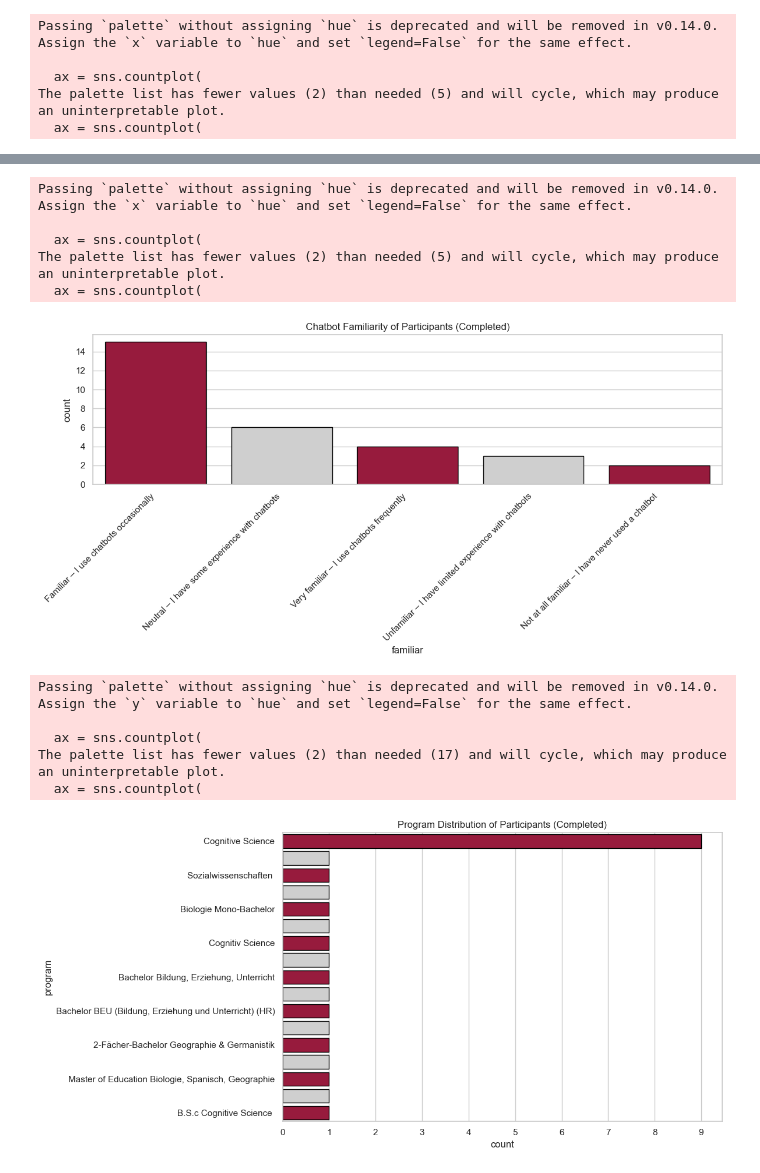
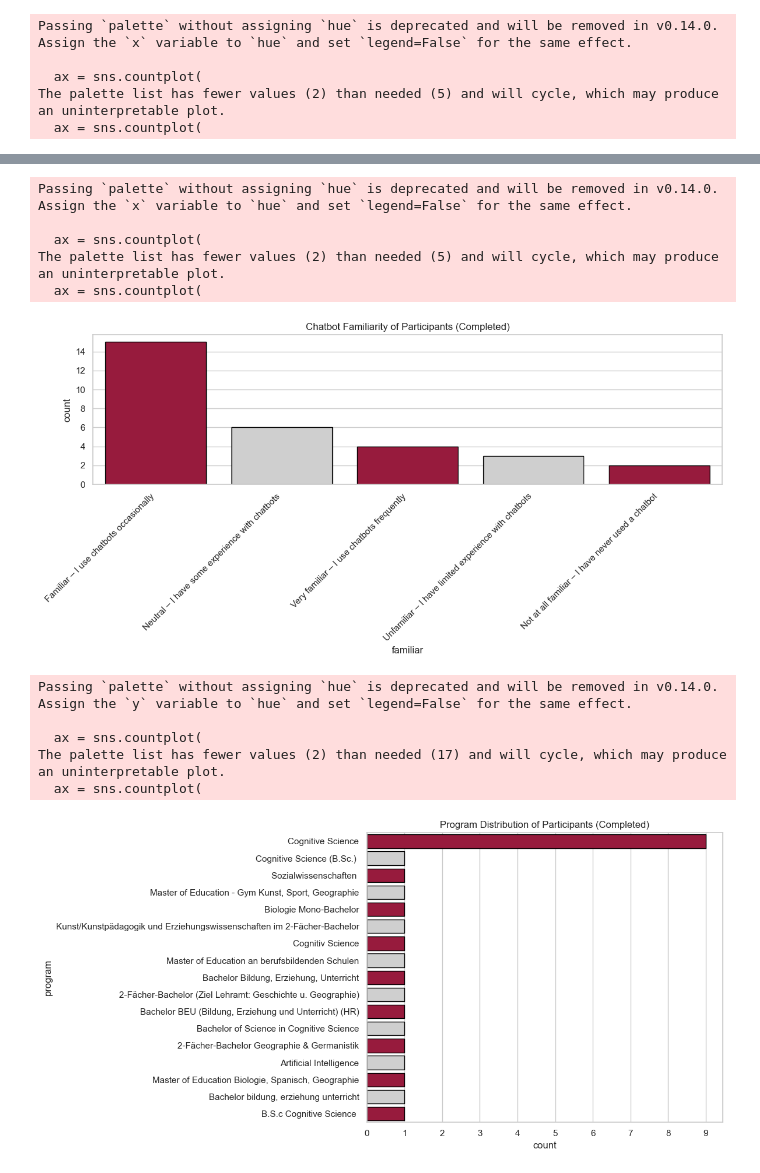
Before and after one commit to MarvinIRW/Assessing-Answer-Accuracy-Hallucination-and-Document-Relevance-in-virtUOS-Chatbot, a Jupyter notebook: code/eval/human_eval/eval_survey_participants.ipynb, the cells around one changed output, grey strips where cells are left out. Saved outputs shown, nothing was run; the diff lists cells and outputs as text; code cells hidden in the pictures.

```diff
--- a/code/eval/human_eval/eval_survey_participants.ipynb
+++ b/code/eval/human_eval/eval_survey_participants.ipynb
@@ -146,7 +146,7 @@ def plot_countplot_horizontal(data, y_column, title, palette=None, fig_width=6,
     )
     ax.xaxis.set_major_locator(mticker.MaxNLocator(integer=True))  # Ensure integer ticks on the y-axis
     plt.title(title)
-    ax.yaxis.set_major_locator(mticker.MaxNLocator(integer=True))
+    #ax.yaxis.set_major_locator(mticker.MaxNLocator(integer=True))
     plt.tight_layout()
 
     # # Add labels showing the count on the side of each bar
@@ -199,31 +199,31 @@ Passing `palette` without assigning `hue` is deprecated and will be removed in v
 The palette list has fewer values (2) than needed (3) and will cycle, which may produce an uninterpretable plot.
   ax = sns.countplot(
 [figure]
 Passing `palette` without assigning `hue` is deprecated and will be removed in v0.14.0. Assign the `x` variable to `hue` and set `legend=False` for the same effect.
 
   ax = sns.countplot(
 [figure]
 Passing `palette` without assigning `hue` is deprecated and will be removed in v0.14.0. Assign the `x` variable to `hue` and set `legend=False` for the same effect.
 
   ax = sns.countplot(
 The palette list has fewer values (2) than needed (5) and will cycle, which may produce an uninterpretable plot.
   ax = sns.countplot(
 [figure]
 Passing `palette` without assigning `hue` is deprecated and will be removed in v0.14.0. Assign the `x` variable to `hue` and set `legend=False` for the same effect.
 
   ax = sns.countplot(
 The palette list has fewer values (2) than needed (5) and will cycle, which may produce an uninterpretable plot.
   ax = sns.countplot(
 [figure]
 Passing `palette` without assigning `hue` is deprecated and will be removed in v0.14.0. Assign the `x` variable to `hue` and set `legend=False` for the same effect.
 
   ax = sns.countplot(
 The palette list has fewer values (2) than needed (5) and will cycle, which may produce an uninterpretable plot.
   ax = sns.countplot(
 [figure]
 Passing `palette` without assigning `hue` is deprecated and will be removed in v0.14.0. Assign the `y` variable to `hue` and set `legend=False` for the same effect.
 
   ax = sns.countplot(
 The palette list has fewer values (2) than needed (17) and will cycle, which may produce an uninterpretable plot.
   ax = sns.countplot(
-[figure, old version]
+[figure, new version]
```
Also changed, not shown: 5 other files.
